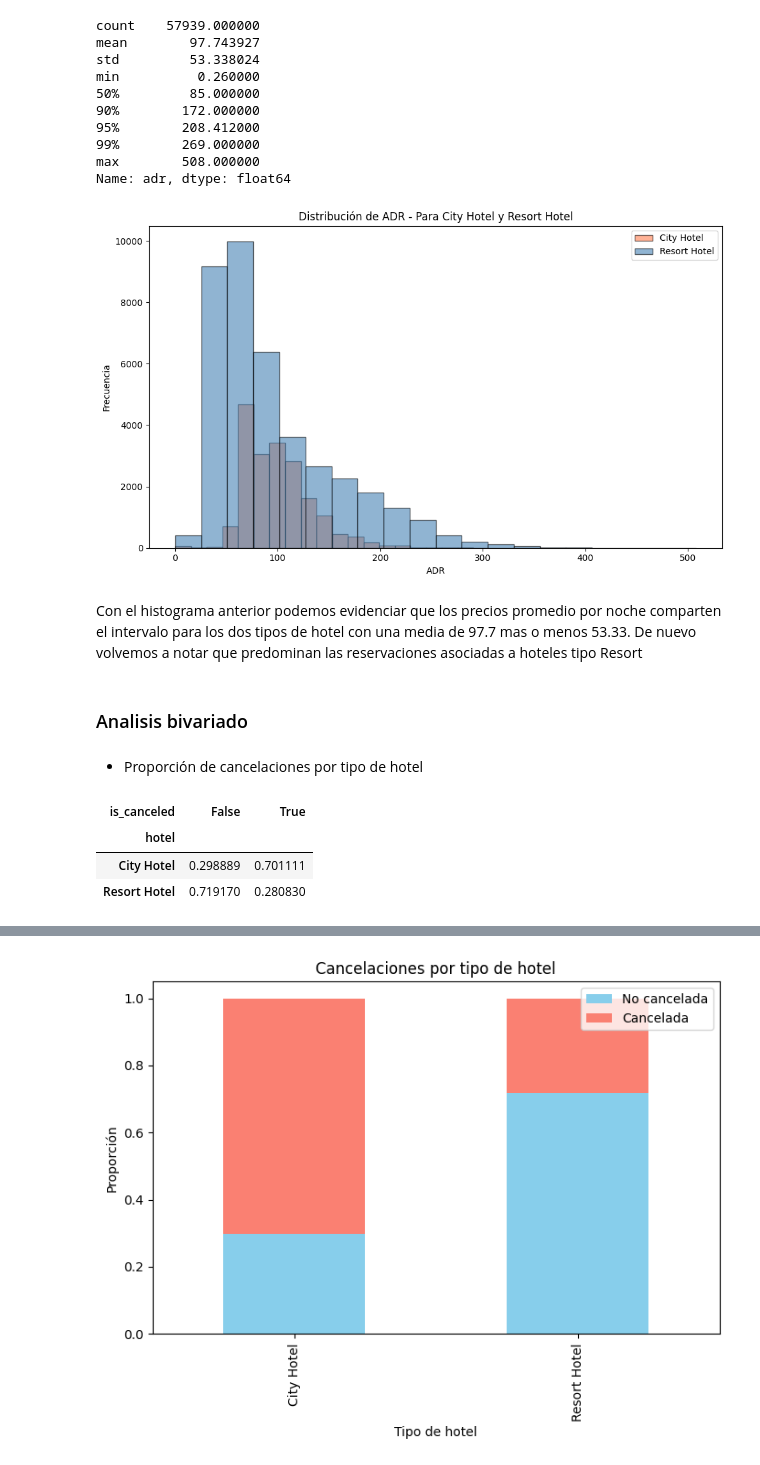
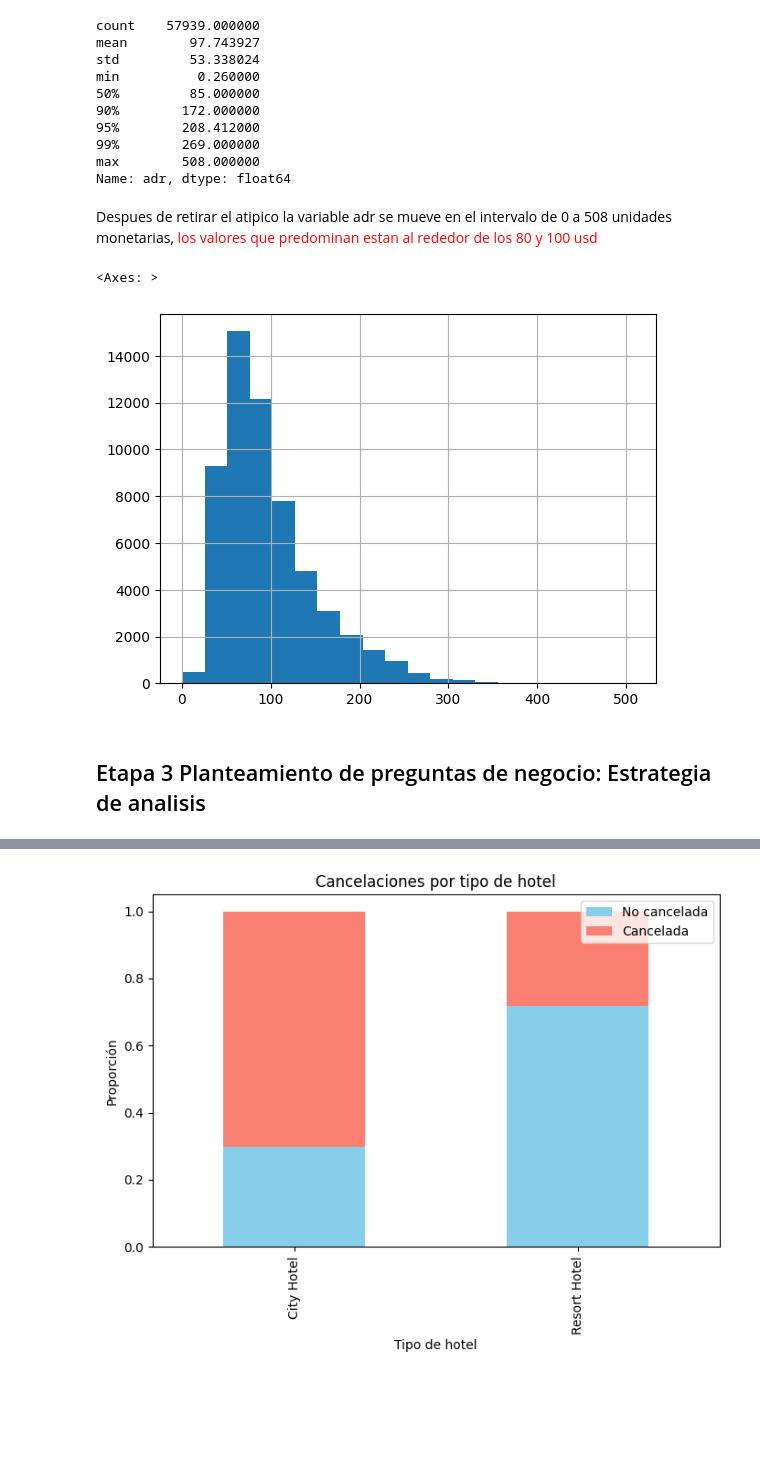
Before and after one commit to Traintain/MINE4101-Taller1, a Jupyter notebook: taller_1.ipynb, the cells around one changed output, grey strips where cells are left out. Drawn from its saved outputs; the diff is of its cells as text; code cells hidden in the pictures; blank space fills up the shorter version.

```diff
--- a/taller_1.ipynb
+++ b/taller_1.ipynb
@@ -452,41 +449,14 @@ min          0.260000
 99%        269.000000
 max        508.000000
 Name: adr, dtype: float64
-# %%
-import matplotlib.pyplot as plt
-
-# Filtrar los datos
-city_adr = df.loc[(df['hotel'] == 'City Hotel'), 'adr']
-resort_adr = df.loc[(df['hotel'] == 'Resort Hotel') , 'adr']
-
-# Crear el histograma solapado
-plt.figure(figsize=(10,6))
-plt.hist(city_adr, bins=20, alpha=0.6, label='City Hotel', color='coral', edgecolor='black')
-plt.hist(resort_adr, bins=20, alpha=0.6, label='Resort Hotel', color='steelblue', edgecolor='black')
-
-# Personalizar el gráfico
-plt.title('Distribución de ADR - Para City Hotel y Resort Hotel')
-plt.xlabel('ADR')
-plt.ylabel('Frecuencia')
-plt.legend()
-plt.grid(False)
-plt.tight_layout()
-plt.show()
-## hacer esta misma grafica pero con cancelado y no cancelado
-# %% [output]
-[figure, removed]
+# %% [markdown]
+Despues de retirar el atipico la variable adr se mueve en el intervalo de 0 a 508 unidades monetarias, <span style="color:red"> los valores que predominan estan al rededor de los 80 y 100 usd </span>
+# %%
+####
+
+df["adr"].hist(bins=20)
+# %% [output]
+<Axes: >
+[figure, added]
 # %% [markdown]
-Con el histograma anterior podemos evidenciar que los precios promedio por noche comparten el intervalo para los dos tipos de hotel con una media de 97.7 mas o menos 53.33.
-De nuevo volvemos a notar que predominan las reservaciones asociadas a hoteles tipo Resort
+## Etapa 3 Planteamiento de preguntas de negocio: Estrategia de analisis
-# %% [markdown]
-### Analisis bivariado
-# %% [markdown]
-* Proporción de cancelaciones por tipo de hotel
-# %%
-# Proporcion de cancelaciones por tipo de hotel
-pd.crosstab(df['hotel'], df['is_canceled'],normalize='index')
-# %% [output]
-| is_canceled | False | True |
-| hotel |  |  |
-| City Hotel | 0.298889 | 0.701111 |
-| Resort Hotel | 0.719170 | 0.280830 |
```
Also changed, not shown: parts of 81 cells of this notebook.
